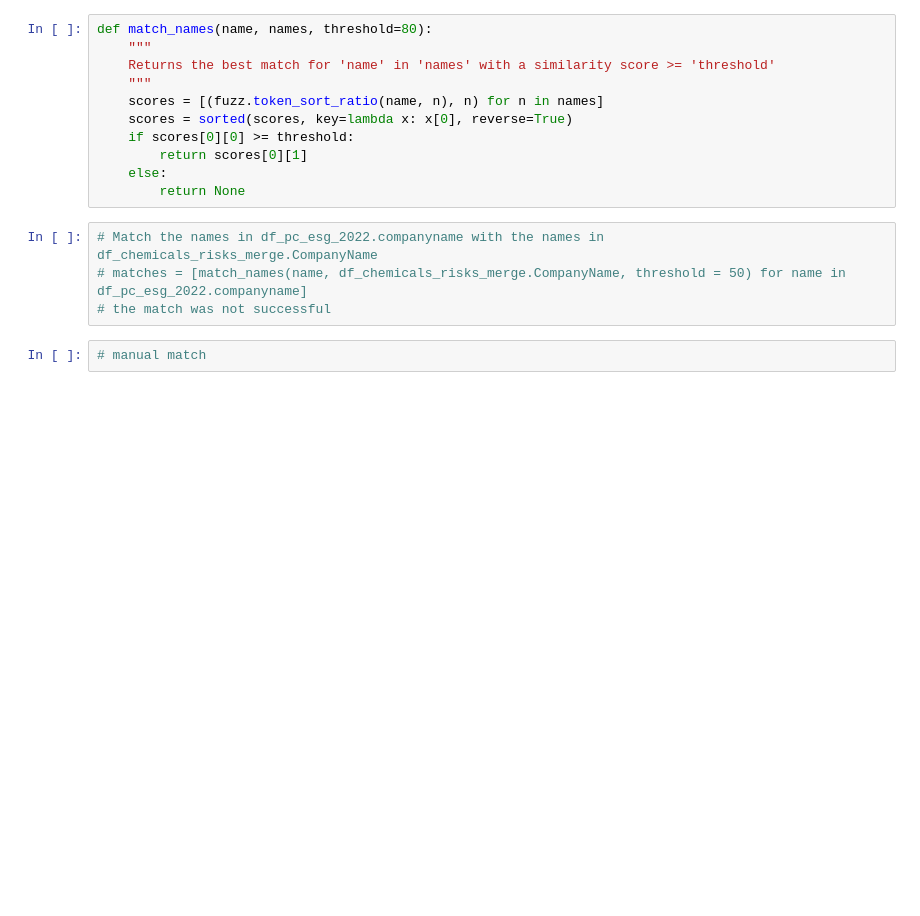
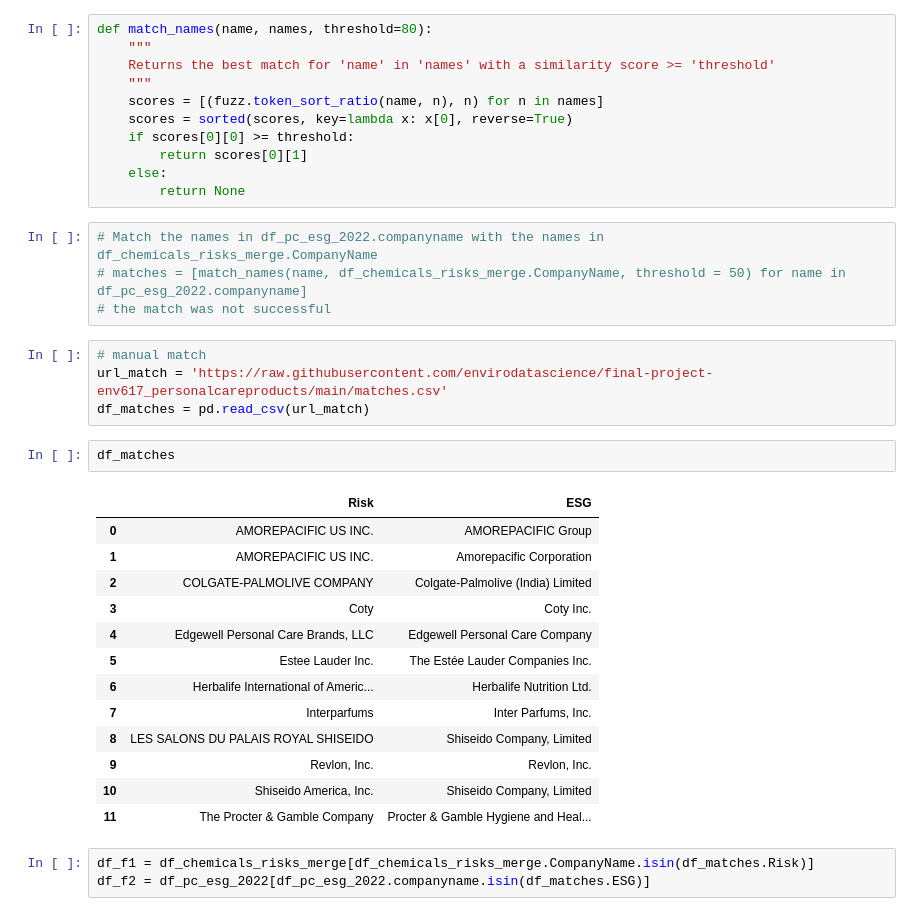
Before and after one commit to envirodatascience/final-project-env617_personalcareproducts, a Jupyter notebook: Final_Project_Masterfile.ipynb, the cells around one changed output. Saved outputs shown, nothing was run; the diff lists cells and outputs as text; blank space fills up the shorter version.

```diff
--- a/Final_Project_Masterfile.ipynb
+++ b/Final_Project_Masterfile.ipynb
@@ -1663,5 +1663,26 @@ def match_names(name, names, threshold=80):
 # Match the names in df_pc_esg_2022.companyname with the names in df_chemicals_risks_merge.CompanyName
 # matches = [match_names(name, df_chemicals_risks_merge.CompanyName, threshold = 50) for name in df_pc_esg_2022.companyname]
 # the match was not successful
-# %%
-# manual match
+# %%
+# manual match
+url_match = 'https://raw.githubusercontent.com/envirodatascience/final-project-env617_personalcareproducts/main/matches.csv'
+df_matches = pd.read_csv(url_match)
+# %%
+df_matches
+# %% [output]
+|  | Risk | ESG |
+| 0 | AMOREPACIFIC US INC. | AMOREPACIFIC Group |
+| 1 | AMOREPACIFIC US INC. | Amorepacific Corporation |
+| 2 | COLGATE-PALMOLIVE COMPANY | Colgate-Palmolive (India) Limited |
+| 3 | Coty | Coty Inc. |
+| 4 | Edgewell Personal Care Brands, LLC | Edgewell Personal Care Company |
+| 5 | Estee Lauder Inc. | The Estée Lauder Companies Inc. |
+| 6 | Herbalife International of Americ... | Herbalife Nutrition Ltd. |
+| 7 | Interparfums | Inter Parfums, Inc. |
+| 8 | LES SALONS DU PALAIS ROYAL SHISEIDO | Shiseido Company, Limited |
+| 9 | Revlon, Inc. | Revlon, Inc. |
+| 10 | Shiseido America, Inc. | Shiseido Company, Limited |
+| 11 | The Procter & Gamble Company | Procter & Gamble Hygiene and Heal... |
+# %%
+df_f1 = df_chemicals_risks_merge[df_chemicals_risks_merge.CompanyName.isin(df_matches.Risk)]
+df_f2 = df_pc_esg_2022[df_pc_esg_2022.companyname.isin(df_matches.ESG)]
```
Also changed, not shown: parts of 5 cells of this notebook.
